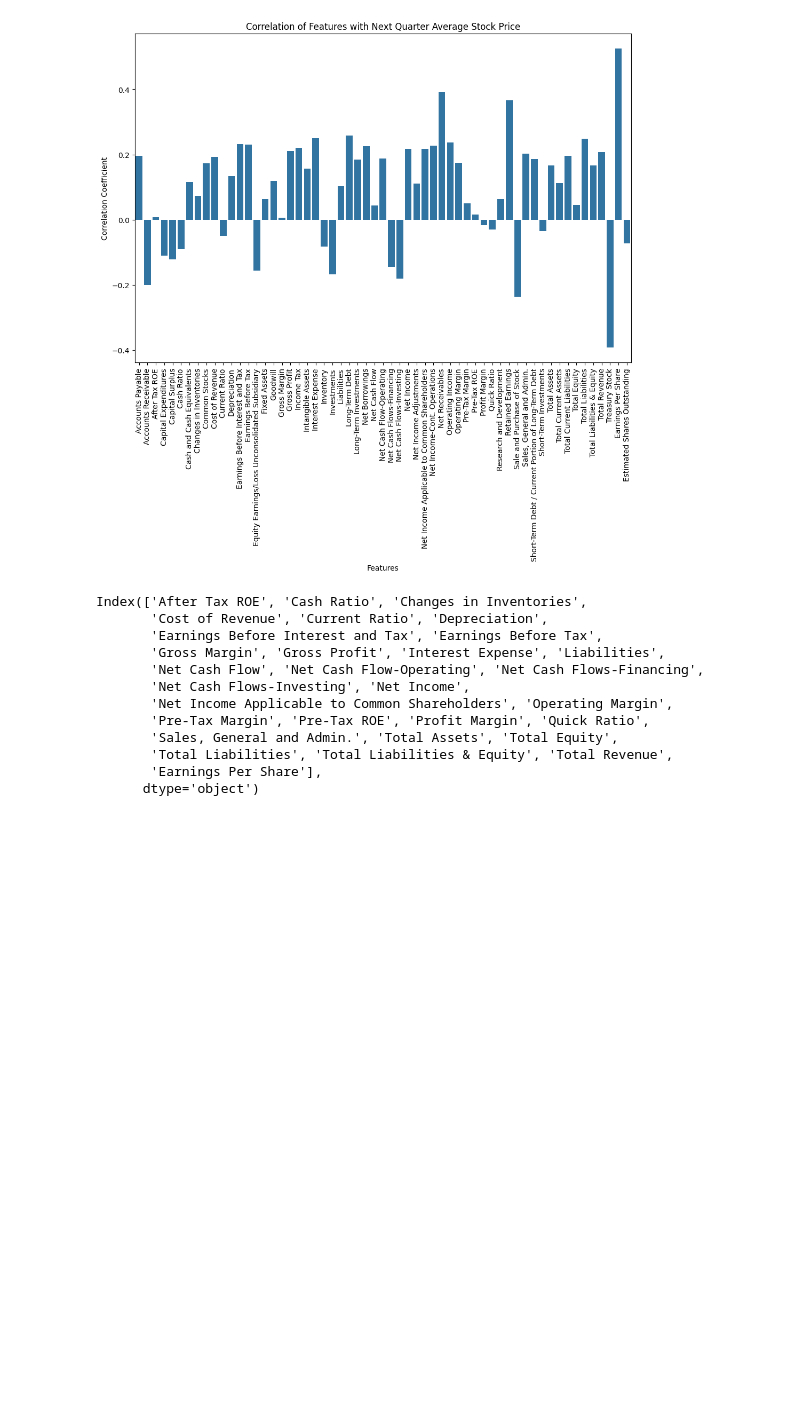
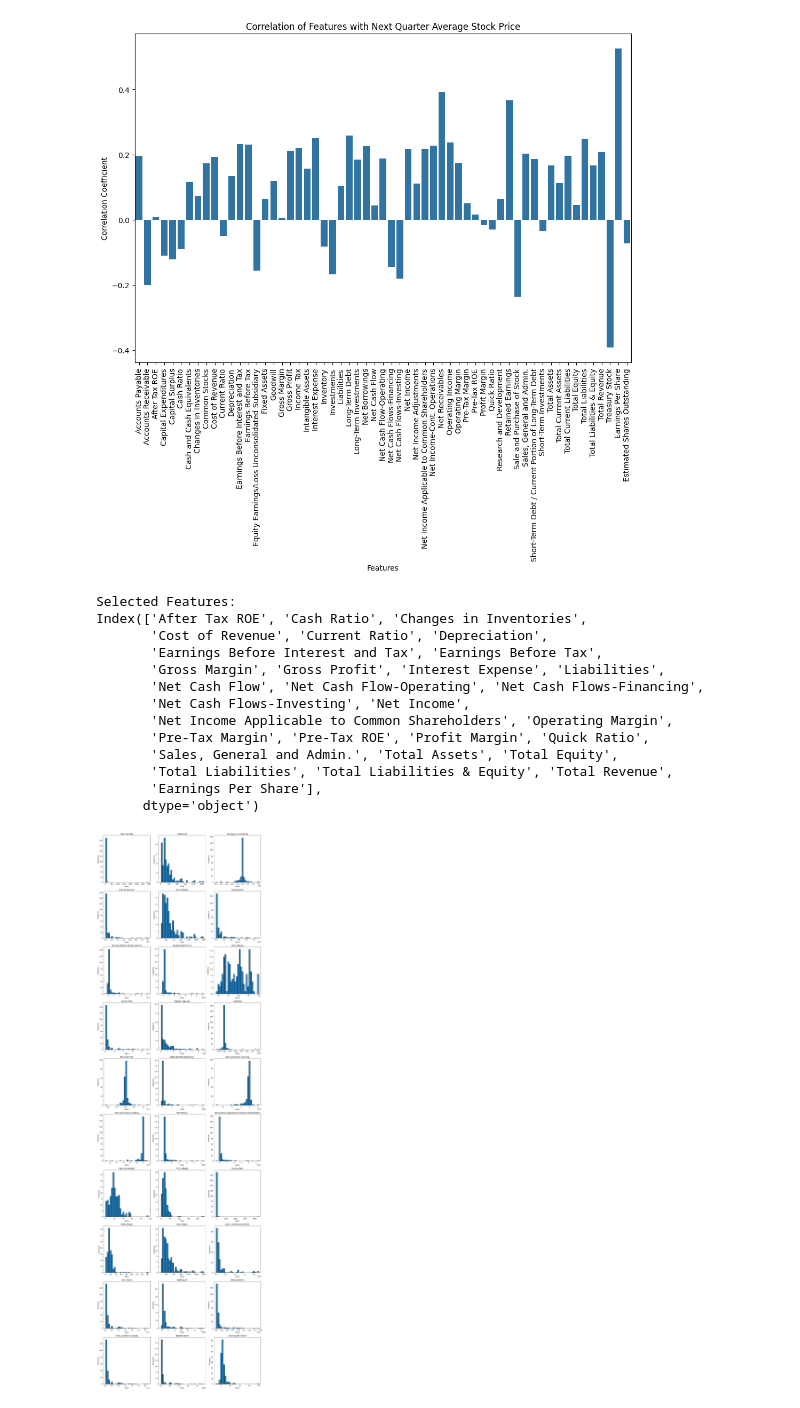
Before and after one commit to aishwaryapb/stock_price_prediction, a Jupyter notebook: data_exploration/data_exploration.ipynb, the cells around one changed output. Saved outputs shown, nothing was run; the diff lists cells and outputs as text; code cells hidden in the pictures; blank space fills up the shorter version.

```diff
--- a/data_exploration/data_exploration.ipynb
+++ b/data_exploration/data_exploration.ipynb
@@ -47,6 +47,6 @@ it_sector_data.to_csv('./outputs/data_it.csv', index=False)
 # %%
 # Load IT sector
-it_sector_data = pd.read_csv('./outputs/data_it.csv')
+it_sector_data = pd.read_csv('./outputs/it_sector_data.csv')
 
 # Select features and target variable
 features = it_sector_data.drop(columns=non_feature_columns)
@@ -106,8 +106,17 @@ rfe.fit(features, target)
 # Get the selected features
 selected_features = features.columns[rfe.support_]
 
-print(selected_features)
+print(f'Selected Features:\n{selected_features}')
+
+final_it_data = pd.DataFrame()
+final_it_data['Ticker Symbol'] = it_sector_data['Ticker Symbol']
+final_it_data['Period Ending'] = it_sector_data['Period Ending']
+final_it_data[selected_features] = it_sector_data[selected_features]
+final_it_data['Next Qtr. Avg. Price'] = it_sector_data['Next Qtr. Avg. Price'].round(2)
+
+final_it_data.to_csv('../data/data_it.csv')
 # %% [output]
+Selected Features:
 Index(['After Tax ROE', 'Cash Ratio', 'Changes in Inventories',
        'Cost of Revenue', 'Current Ratio', 'Depreciation',
        'Earnings Before Interest and Tax', 'Earnings Before Tax',
@@ -120,3 +129,24 @@ Index(['After Tax ROE', 'Cash Ratio', 'Changes in Inventories',
        'Total Liabilities', 'Total Liabilities & Equity', 'Total Revenue',
        'Earnings Per Share'],
       dtype='object')
+# %%
+num_features = len(selected_features)
+
+# Create a subplot grid
+fig, axes = plt.subplots(nrows=num_features//3 + (num_features % 3 > 0), ncols=3, figsize=(15, 5*num_features//3 + (num_features % 3 > 0)))
+axes = axes.flatten()
+
+for i, feature in enumerate(selected_features):
+    axes[i].hist(final_it_data[feature].dropna(), bins=30, edgecolor='black')
+    axes[i].set_title(feature)
+    axes[i].set_xlabel('Value')
+    axes[i].set_ylabel('Frequency')
+
+# Hide any unused subplots
+for i in range(len(features), len(axes)):
+    fig.delaxes(axes[i])
+
+plt.tight_layout()
+plt.show()
+# %% [output]
+[figure, added]
```
Also changed, not shown: parts of 2 cells of this notebook, 3 other files.
